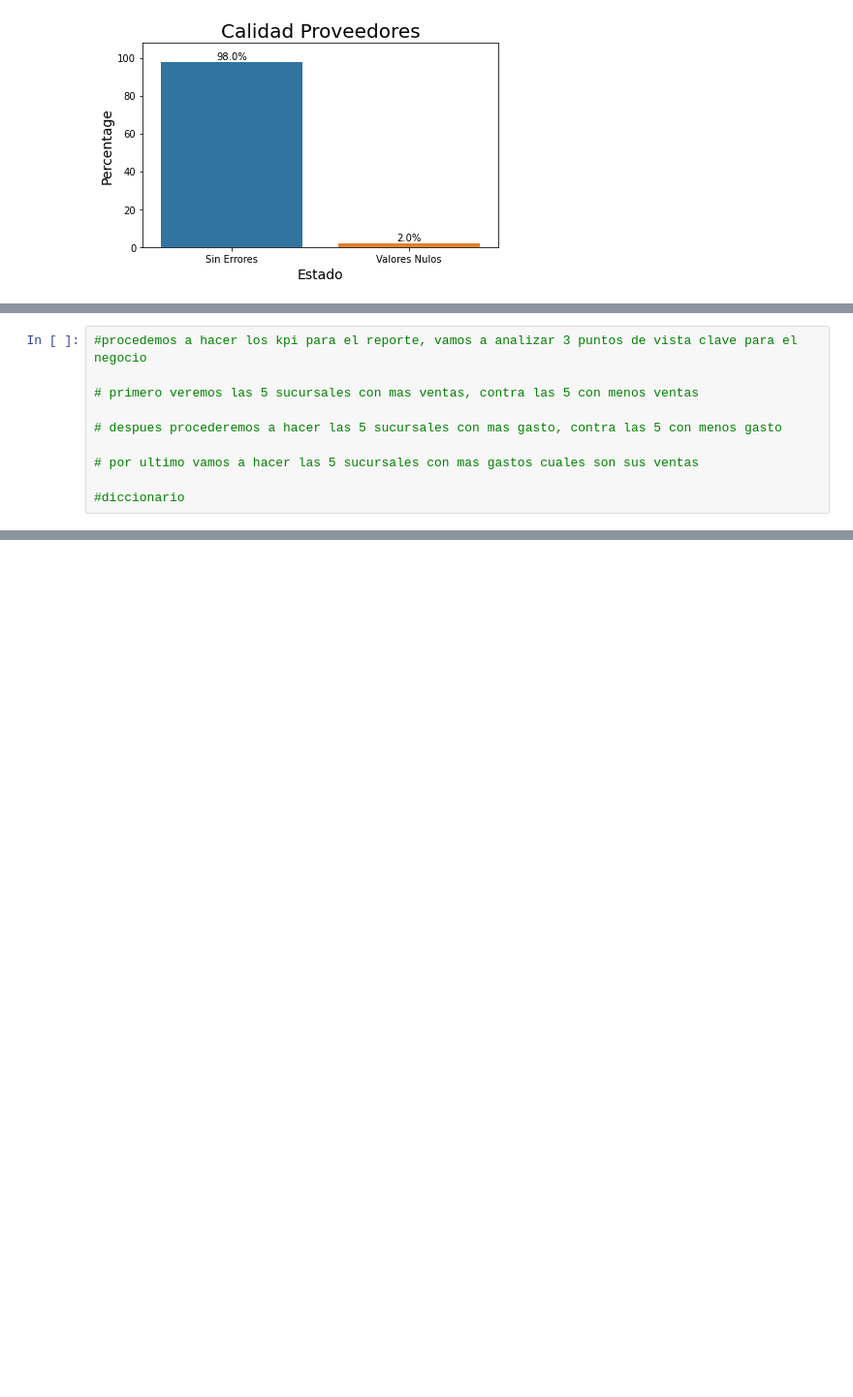
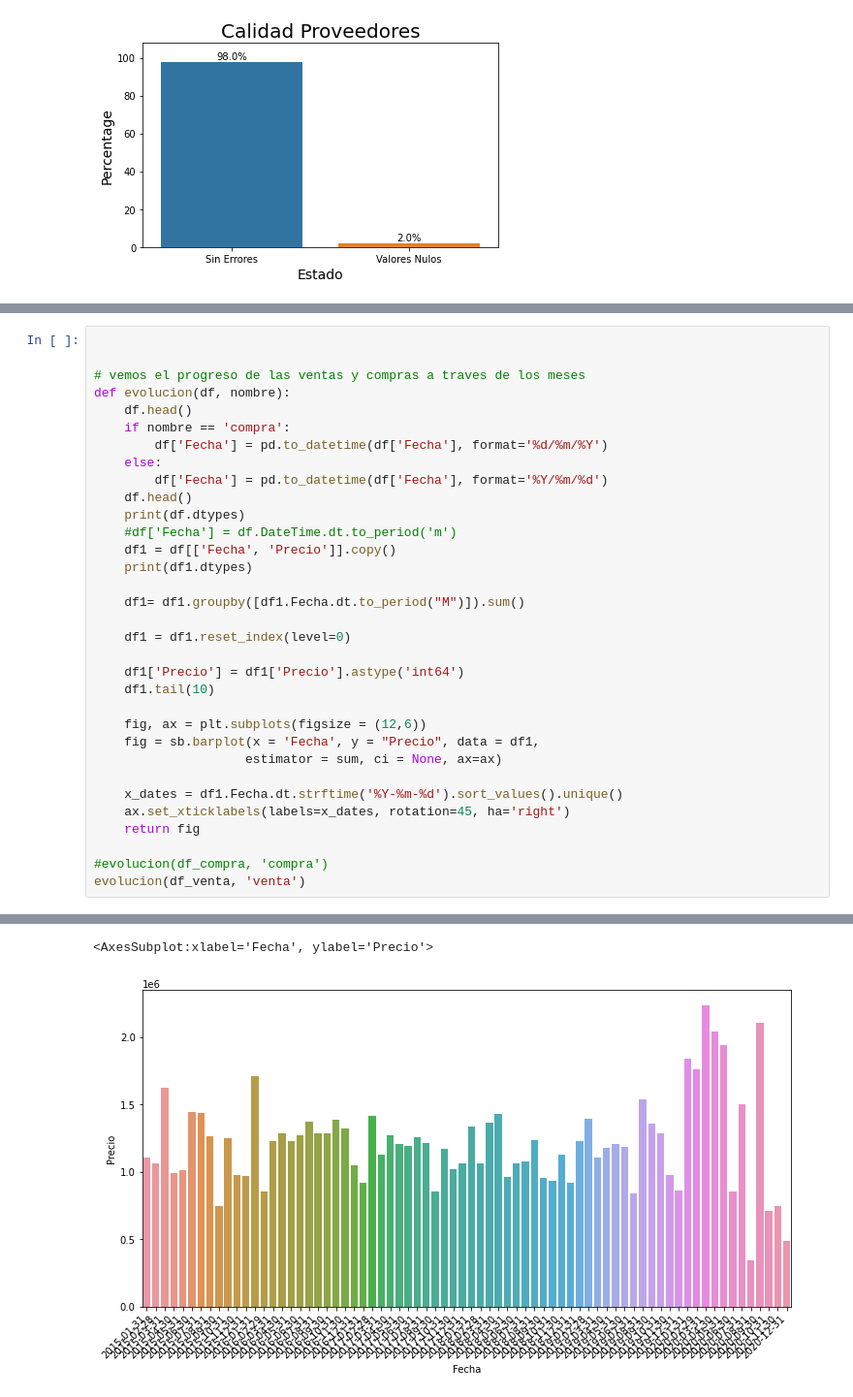
Before and after one commit to manusza/DS-PI-ProyectoIndividual, a Jupyter notebook: Datasets/Proyecto I.ipynb, the cells around one changed output, grey strips where cells are left out. Shown at 97% size. Drawn from its saved outputs; the diff is of its cells as text; blank space fills up the shorter version.

```diff
--- a/Datasets/Proyecto I.ipynb
+++ b/Datasets/Proyecto I.ipynb
@@ -504,10 +560,34 @@ df_compra.describe()
-# %%
-#procedemos a hacer los kpi para el reporte, vamos a analizar 3 puntos de vista clave para el negocio
-
-# primero veremos las 5 sucursales con mas ventas, contra las 5 con menos ventas
-
-# despues procederemos a hacer las 5 sucursales con mas gasto, contra las 5 con menos gasto
-
-# por ultimo vamos a hacer las 5 sucursales con mas gastos cuales son sus ventas
-
-#diccionario
+# %%
+
+
+# vemos el progreso de las ventas y compras a traves de los meses
+def evolucion(df, nombre):
+    df.head()
+    if nombre == 'compra':
+        df['Fecha'] = pd.to_datetime(df['Fecha'], format='%d/%m/%Y')
+    else:
+        df['Fecha'] = pd.to_datetime(df['Fecha'], format='%Y/%m/%d')
+    df.head()
+    print(df.dtypes)
+    #df['Fecha'] = df.DateTime.dt.to_period('m')
+    df1 = df[['Fecha', 'Precio']].copy()
+    print(df1.dtypes)
+
+    df1= df1.groupby([df1.Fecha.dt.to_period("M")]).sum()
+
+    df1 = df1.reset_index(level=0)
+
+    df1['Precio'] = df1['Precio'].astype('int64')
+    df1.tail(10)
+
+    fig, ax = plt.subplots(figsize = (12,6))
+    fig = sb.barplot(x = 'Fecha', y = "Precio", data = df1,
+                    estimator = sum, ci = None, ax=ax)
+
+    x_dates = df1.Fecha.dt.strftime('%Y-%m-%d').sort_values().unique()
+    ax.set_xticklabels(labels=x_dates, rotation=45, ha='right')
+    return fig
+
+#evolucion(df_compra, 'compra')
+evolucion(df_venta, 'venta')
+# %% [output]
@@ -513,0 +608,2 @@ df_compra.describe()
+<AxesSubplot:xlabel='Fecha', ylabel='Precio'>
+[figure, added]
```
Also changed, not shown: parts of 6 cells of this notebook, 3 other files.
